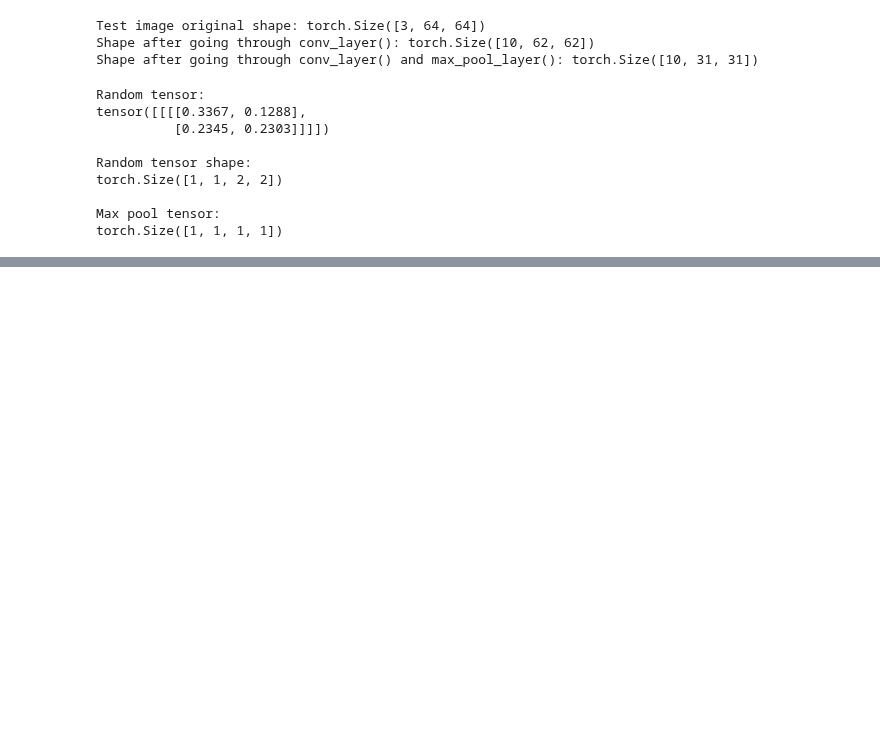
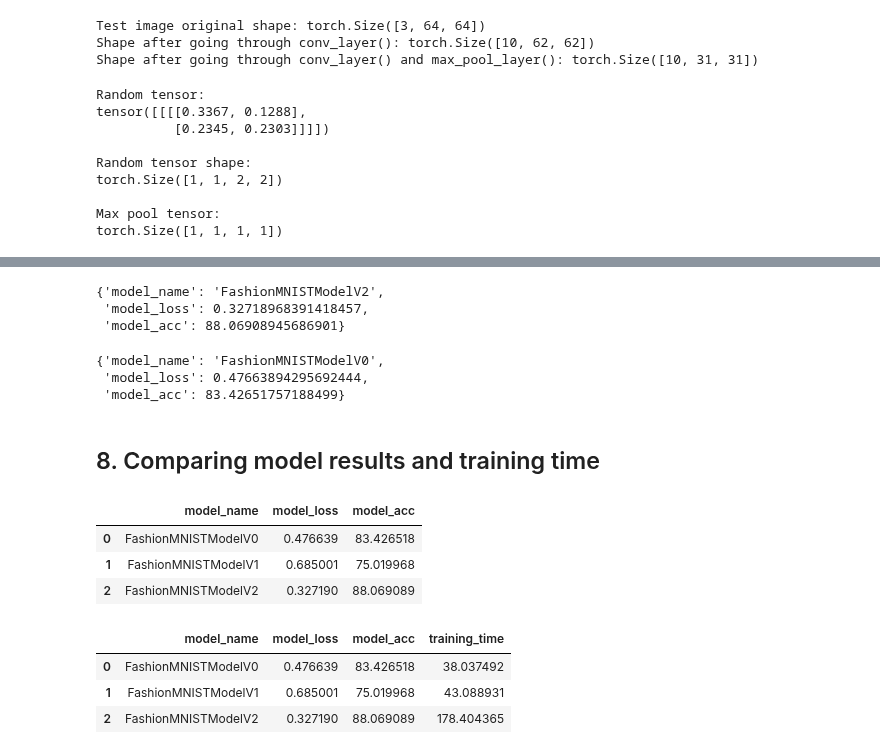
Before and after one commit to thewallandus/ml-with-pytorch, a Jupyter notebook: 03_PyTorch_Computer_Vision.ipynb, the cells around one changed output, grey strips where cells are left out. Saved outputs shown, nothing was run; the diff lists cells and outputs as text; code cells hidden in the pictures; blank space fills up the shorter version.

```diff
--- a/03_PyTorch_Computer_Vision.ipynb
+++ b/03_PyTorch_Computer_Vision.ipynb
@@ -895,0 +955,44 @@ torch.Size([1, 1, 1, 1])
+# %%
+# Get model_2 results
+model_2_results = eval_model(model=model_2,
+                             data_loader=test_dataloader,
+                             loss_fn=loss_fn,
+                             accuracy_fn=accuracy_fn,
+                             device=device)
+
+model_2_results
+# %% [output]
+{'model_name': 'FashionMNISTModelV2',
+ 'model_loss': 0.32718968391418457,
+ 'model_acc': 88.06908945686901}
+# %%
+model_0_results
+# %% [output]
+{'model_name': 'FashionMNISTModelV0',
+ 'model_loss': 0.47663894295692444,
+ 'model_acc': 83.42651757188499}
+# %% [markdown]
+## 8. Comparing model results and training time
+# %%
+import pandas as pd
+compare_results = pd.DataFrame([model_0_results,
+                                model_1_results,
+                                model_2_results]
+                               )
+compare_results
+# %% [output]
+|  | model_name | model_loss | model_acc |
+| 0 | FashionMNISTModelV0 | 0.476639 | 83.426518 |
+| 1 | FashionMNISTModelV1 | 0.685001 | 75.019968 |
+| 2 | FashionMNISTModelV2 | 0.327190 | 88.069089 |
+# %%
+# Add training time to results comparison
+compare_results["training_time"] = [total_train_time_model_0,
+                                     total_train_time_model_1,
+                                     total_train_time_model_2]
+compare_results
+# %% [output]
+|  | model_name | model_loss | model_acc | training_time |
+| 0 | FashionMNISTModelV0 | 0.476639 | 83.426518 | 38.037492 |
+| 1 | FashionMNISTModelV1 | 0.685001 | 75.019968 | 43.088931 |
+| 2 | FashionMNISTModelV2 | 0.327190 | 88.069089 | 178.404365 |
```
Also changed, not shown: parts of 8 cells of this notebook.
